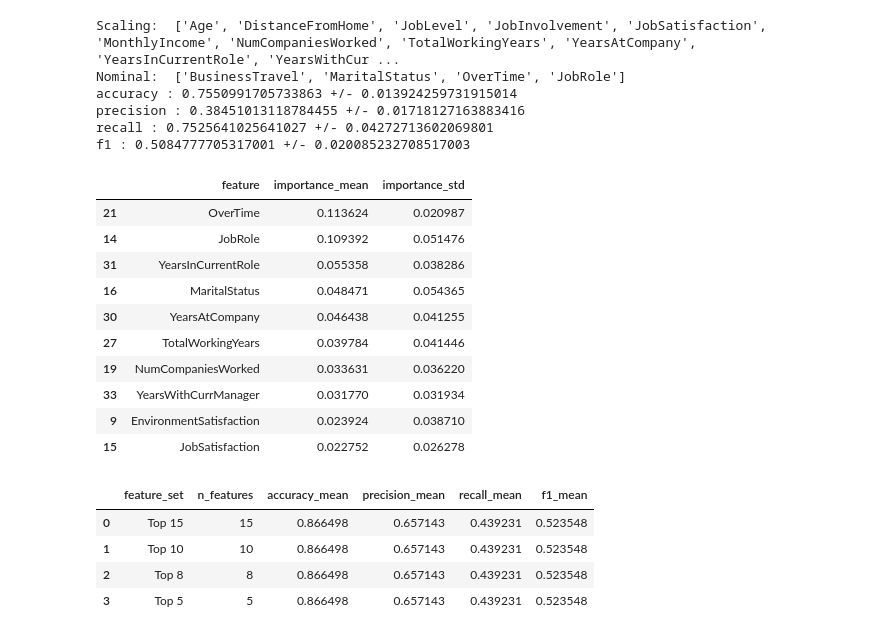
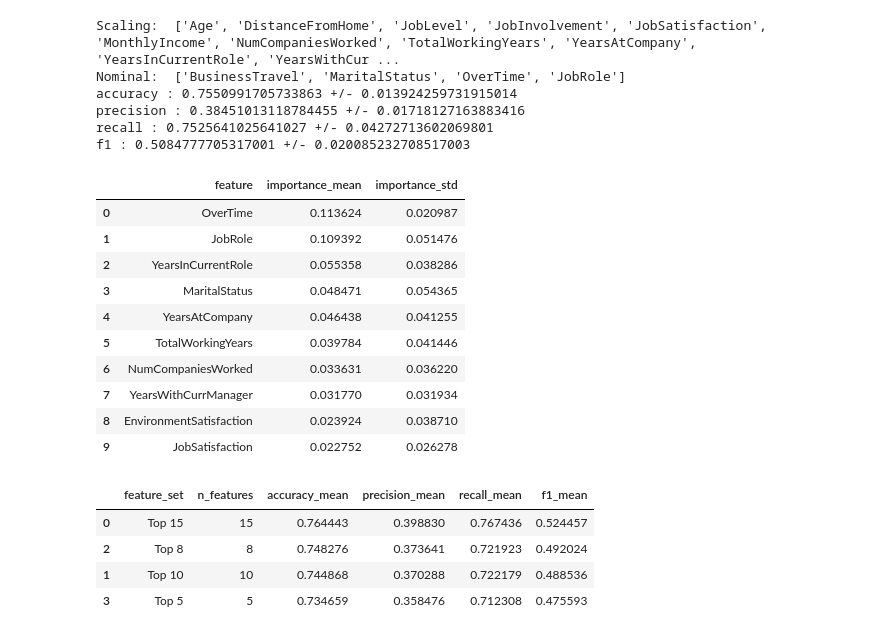
Before and after one commit to rumiarashii/employee-attrition-prediction, a Jupyter notebook: notebooks/exploration.ipynb, the cells around one changed output. Cells and saved outputs as stored; diff of their text form; code cells hidden in the pictures.

```diff
--- a/notebooks/exploration.ipynb
+++ b/notebooks/exploration.ipynb
@@ -1240,21 +1240,26 @@ permutation_df = pd.DataFrame({
 permutation_df = permutation_df.sort_values(
     "importance_mean",
     ascending=False
-)
+).reset_index(drop=True)
+
+top_15 = permutation_df["feature"].head(15).tolist()
+top_10 = permutation_df["feature"].head(10).tolist()
+top_8 = permutation_df["feature"].head(8).tolist()
+top_5 = permutation_df["feature"].head(5).tolist()
 
 permutation_df.head(10)
 # %% [output]
 |  | feature | importance_mean | importance_std |
-| 21 | OverTime | 0.113624 | 0.020987 |
-| 14 | JobRole | 0.109392 | 0.051476 |
-| 31 | YearsInCurrentRole | 0.055358 | 0.038286 |
-| 16 | MaritalStatus | 0.048471 | 0.054365 |
-| 30 | YearsAtCompany | 0.046438 | 0.041255 |
-| 27 | TotalWorkingYears | 0.039784 | 0.041446 |
-| 19 | NumCompaniesWorked | 0.033631 | 0.036220 |
-| 33 | YearsWithCurrManager | 0.031770 | 0.031934 |
-| 9 | EnvironmentSatisfaction | 0.023924 | 0.038710 |
-| 15 | JobSatisfaction | 0.022752 | 0.026278 |
+| 0 | OverTime | 0.113624 | 0.020987 |
+| 1 | JobRole | 0.109392 | 0.051476 |
+| 2 | YearsInCurrentRole | 0.055358 | 0.038286 |
+| 3 | MaritalStatus | 0.048471 | 0.054365 |
+| 4 | YearsAtCompany | 0.046438 | 0.041255 |
+| 5 | TotalWorkingYears | 0.039784 | 0.041446 |
+| 6 | NumCompaniesWorked | 0.033631 | 0.036220 |
+| 7 | YearsWithCurrManager | 0.031770 | 0.031934 |
+| 8 | EnvironmentSatisfaction | 0.023924 | 0.038710 |
+| 9 | JobSatisfaction | 0.022752 | 0.026278 |
 # %%
 #kita buat fungsi untuk mengecek berapa banyak fitur yang seharusnya kita ambil
 def create_reduced_pipeline(selected_features):
@@ -1272,7 +1277,7 @@ def create_reduced_pipeline(selected_features):
     preprocessor = ColumnTransformer(
         transformers=[
             ("scale", StandardScaler(), selected_scaling),
-            ("onehot", OneHotEncoder(), selected_nominal)
+            ("onehot", OneHotEncoder(handle_unknown="ignore"), selected_nominal)
         ]
     )
 
@@ -1293,7 +1298,7 @@ def create_reduced_pipeline(selected_features):
 #setiap pipeline akan mengeluarkan hasil review
 def evaluate_pipeline(pipeline):
 
-    cv_result= cross_validate(
+    cv_results = cross_validate(
         pipeline,
         X_train,
         y_train,
@@ -1318,10 +1323,7 @@ def evaluate_pipeline(pipeline):
         "f1_std": cv_results["test_f1"].std()
     }
 
-top_15 = permutation_df["feature"].head(15).tolist()
-top_10 = permutation_df["feature"].head(10).tolist()
-top_8 = permutation_df["feature"].head(8).tolist()
-top_5 = permutation_df["feature"].head(5).tolist()
+
 
 #buat dict
 feature_sets = {
@@ -1330,34 +1332,36 @@ feature_sets = {
     "Top 8": top_8,
     "Top 5": top_5
 }
 
 results_reduction = []
 
 for name, features in feature_sets.items():
 
     pipeline = create_reduced_pipeline(features)
     result = evaluate_pipeline(pipeline)
 
     result["feature_set"] = name
     result["n_features"] = len(features)
 
     results_reduction.append(result)
 
 results_reduction = pd.DataFrame(results_reduction)
 
 results_reduction[
     [
         "feature_set",
         "n_features",
         "accuracy_mean",
         "precision_mean",
         "recall_mean",
         "f1_mean"
     ]
 ].sort_values("f1_mean", ascending=False)
+
+#fitur asli kita memiliki
 # %% [output]
 |  | feature_set | n_features | accuracy_mean | precision_mean | recall_mean | f1_mean |
-| 0 | Top 15 | 15 | 0.866498 | 0.657143 | 0.439231 | 0.523548 |
-| 1 | Top 10 | 10 | 0.866498 | 0.657143 | 0.439231 | 0.523548 |
-| 2 | Top 8 | 8 | 0.866498 | 0.657143 | 0.439231 | 0.523548 |
-| 3 | Top 5 | 5 | 0.866498 | 0.657143 | 0.439231 | 0.523548 |
+| 0 | Top 15 | 15 | 0.764443 | 0.398830 | 0.767436 | 0.524457 |
+| 2 | Top 8 | 8 | 0.748276 | 0.373641 | 0.721923 | 0.492024 |
+| 1 | Top 10 | 10 | 0.744868 | 0.370288 | 0.722179 | 0.488536 |
+| 3 | Top 5 | 5 | 0.734659 | 0.358476 | 0.712308 | 0.475593 |
```
Also changed, not shown: parts of 1 cell of this notebook.
